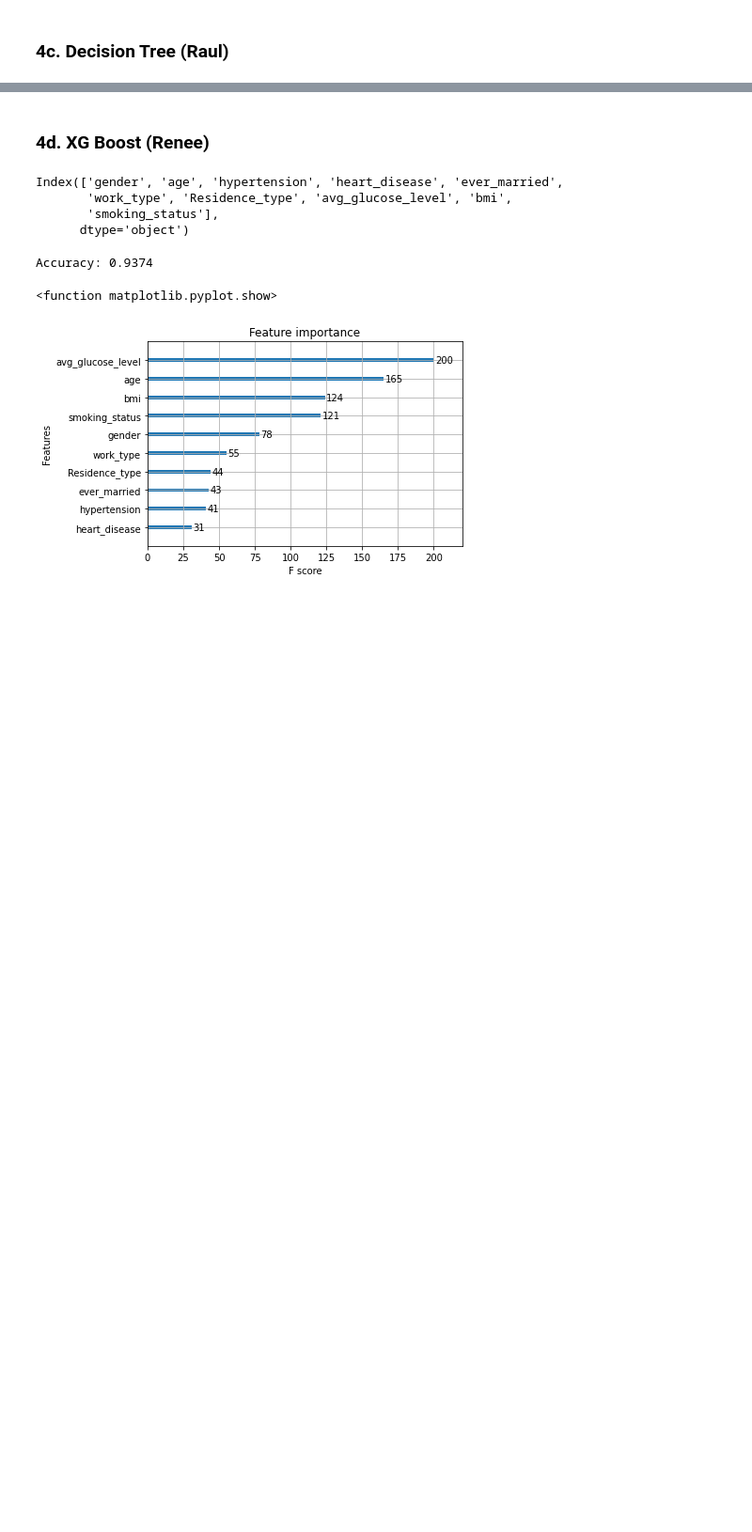
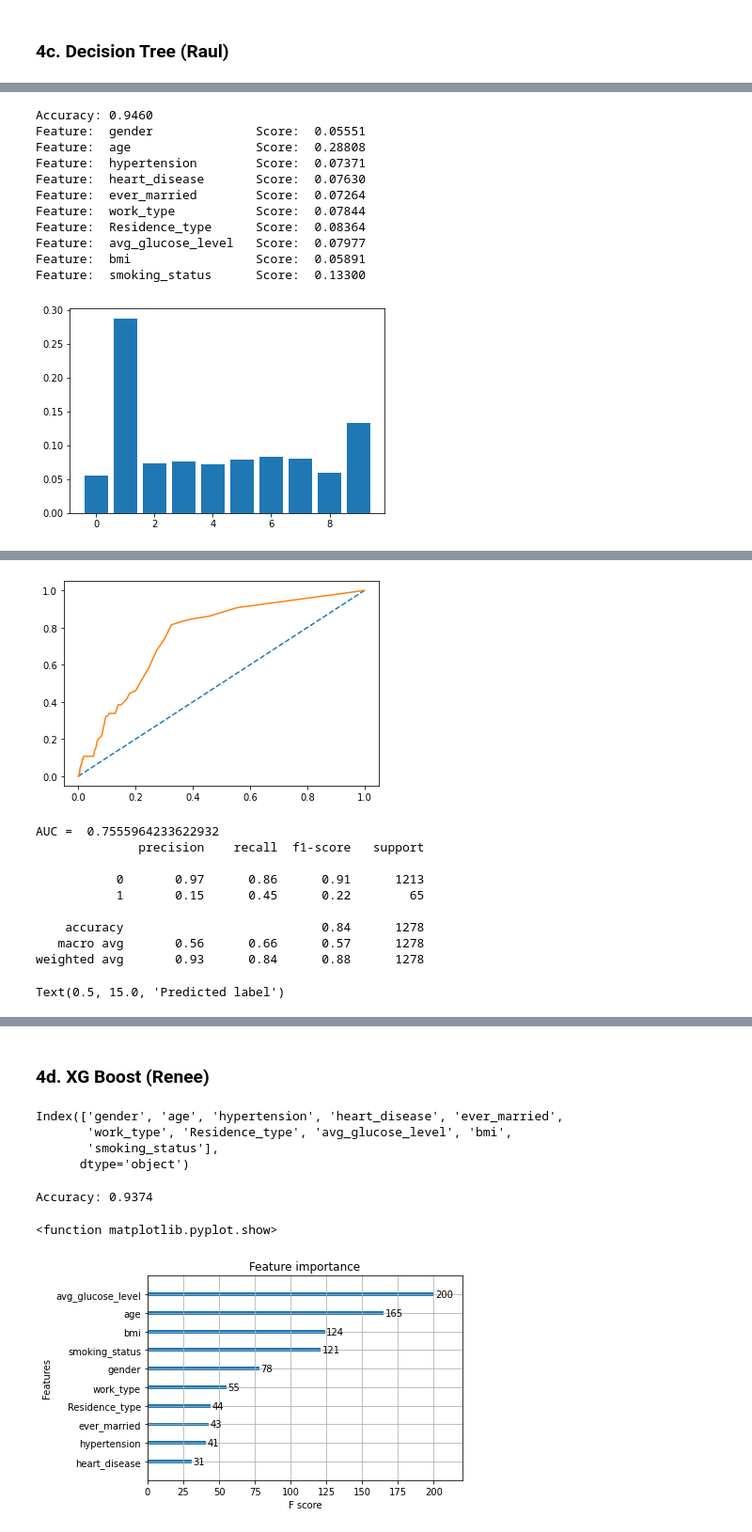
Before and after one commit to raul-miranda/DS-201-Project-1, a Jupyter notebook: D201_Project_2_raul3.ipynb, the cells around one changed output, grey strips where cells are left out. Shown at 94% size. Cells and saved outputs as stored; diff of their text form; code cells hidden in the pictures; blank space fills up the shorter version.

```diff
--- a/D201_Project_2_raul3.ipynb
+++ b/D201_Project_2_raul3.ipynb
@@ -574,0 +705,57 @@ Accuracy: 0.9460
+# %%
+# Try Random Forest classifier  (ensemble classifier) with the full set of features
+
+from sklearn.ensemble import RandomForestClassifier
+rf_cl = RandomForestClassifier(n_estimators=100, random_state=11)
+model = rf_cl.fit(X_train_SMOTE, y_train_SMOTE)
+rf_pred= model.predict(X_test)
+accuracy = float(np.sum(rf_pred==y_test))/y_test.shape[0]
+print("Accuracy: %.4f" % (accuracy))
+
+importance = model.feature_importances_
+for i,v in enumerate(importance):
+  print('{:<10}{:<20}{:<8}{:.5f}'.format('Feature:',X_columns[i],'Score:',v))
+
+plt.bar([x for x in range(len(importance))], importance)
+plt.show()
+
+probas = model.predict_proba(X_test)
+
+probs = probas[:,1]
+
+print ('Log loss: ', log_loss(y_test,probs))
+
+losses = [log_loss(y_test, [yy for x in range(len(y_test))]) for yy in y_pred]
+print ('Model score based on losses: ', np.mean(losses))
+#plt.plot(y_pred, losses)
+
+fpr, tpr, thresholds = roc_curve(y_test, probs)
+plt.plot([0, 1], [0, 1], linestyle='--')
+plt.plot(fpr, tpr)
+plt.show()
+auc = roc_auc_score(y_test, probs)
+print ('AUC = ', auc)
+
+print(classification_report(y_test, y_pred, target_names=['0','1']))
+
+conf_mat = confusion_matrix(y_test, y_pred)
+
+sns.heatmap(pd.DataFrame(conf_mat), annot=True, cmap="YlGnBu" ,fmt='g')
+ax.xaxis.set_label_position("top")
+plt.tight_layout()
+plt.title('Confusion matrix', y=1.1)
+plt.ylabel('Actual label')
+plt.xlabel('Predicted label')
+# %% [output]
+Accuracy: 0.9460
+Feature:  gender              Score:  0.05551
+Feature:  age                 Score:  0.28808
+Feature:  hypertension        Score:  0.07371
+Feature:  heart_disease       Score:  0.07630
+Feature:  ever_married        Score:  0.07264
+Feature:  work_type           Score:  0.07844
+Feature:  Residence_type      Score:  0.08364
+Feature:  avg_glucose_level   Score:  0.07977
+Feature:  bmi                 Score:  0.05891
+Feature:  smoking_status      Score:  0.13300
+[figure, added]
@@ -574,0 +764,11 @@ Accuracy: 0.9460
+[figure, added]
+AUC =  0.7555964233622932
+              precision    recall  f1-score   support
+
+           0       0.97      0.86      0.91      1213
+           1       0.15      0.45      0.22        65
+
+    accuracy                           0.84      1278
+   macro avg       0.56      0.66      0.57      1278
+weighted avg       0.93      0.84      0.88      1278
+Text(0.5, 15.0, 'Predicted label')
```
Also changed, not shown: parts of 22 cells of this notebook.
